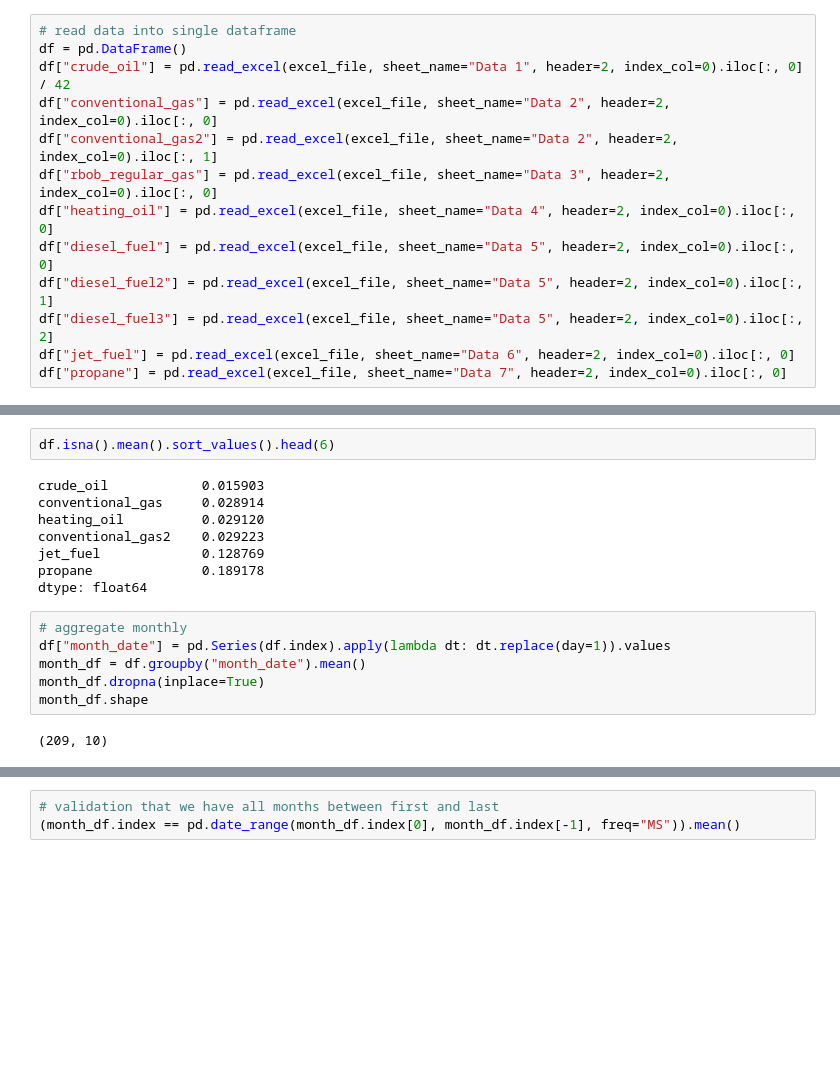
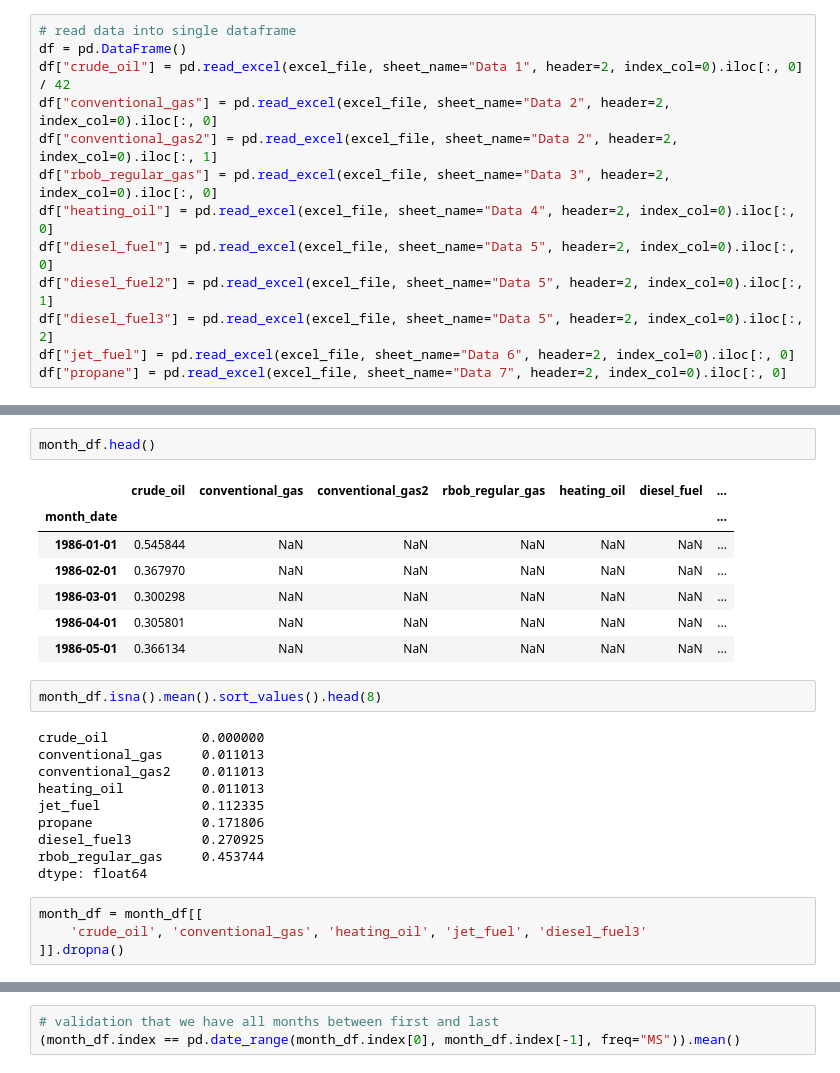
Before and after one commit to Giovanni3A/ScoreDrivenSpread, a Jupyter notebook: Folder2/sanity_check.ipynb, the cells around one changed output, grey strips where cells are left out. Cells and saved outputs as stored; diff of their text form; blank space fills up the shorter version.

```diff
--- a/Folder2/sanity_check.ipynb
+++ b/Folder2/sanity_check.ipynb
@@ -28,21 +36,29 @@ df["propane"] = pd.read_excel(excel_file, sheet_name="Data 7", header=2, index_c
+# %%
+month_df.head()
+# %% [output]
+|  | crude_oil | conventional_gas | conventional_gas2 | rbob_regular_gas | heating_oil | diesel_fuel | ... |
+| month_date |  |  |  |  |  |  | ... |
+| 1986-01-01 | 0.545844 | NaN | NaN | NaN | NaN | NaN | ... |
+| 1986-02-01 | 0.367970 | NaN | NaN | NaN | NaN | NaN | ... |
+| 1986-03-01 | 0.300298 | NaN | NaN | NaN | NaN | NaN | ... |
+| 1986-04-01 | 0.305801 | NaN | NaN | NaN | NaN | NaN | ... |
+| 1986-05-01 | 0.366134 | NaN | NaN | NaN | NaN | NaN | ... |
 # %%
-df.isna().mean().sort_values().head(6)
+month_df.isna().mean().sort_values().head(8)
 # %% [output]
-crude_oil            0.015903
-conventional_gas     0.028914
-heating_oil          0.029120
-conventional_gas2    0.029223
-jet_fuel             0.128769
-propane              0.189178
+crude_oil            0.000000
+conventional_gas     0.011013
+conventional_gas2    0.011013
+heating_oil          0.011013
+jet_fuel             0.112335
+propane              0.171806
+diesel_fuel3         0.270925
+rbob_regular_gas     0.453744
 dtype: float64
-# %%
-# aggregate monthly
-df["month_date"] = pd.Series(df.index).apply(lambda dt: dt.replace(day=1)).values
-month_df = df.groupby("month_date").mean()
-month_df.dropna(inplace=True)
-month_df.shape
-# %% [output]
-(209, 10)
+# %%
+month_df = month_df[[
+    'crude_oil', 'conventional_gas', 'heating_oil', 'jet_fuel', 'diesel_fuel3'
+]].dropna()
 # %%
 # first and last month
 month_df.index[[0, -1]]
```
Also changed, not shown: parts of 7 cells of this notebook, 24 other files.
